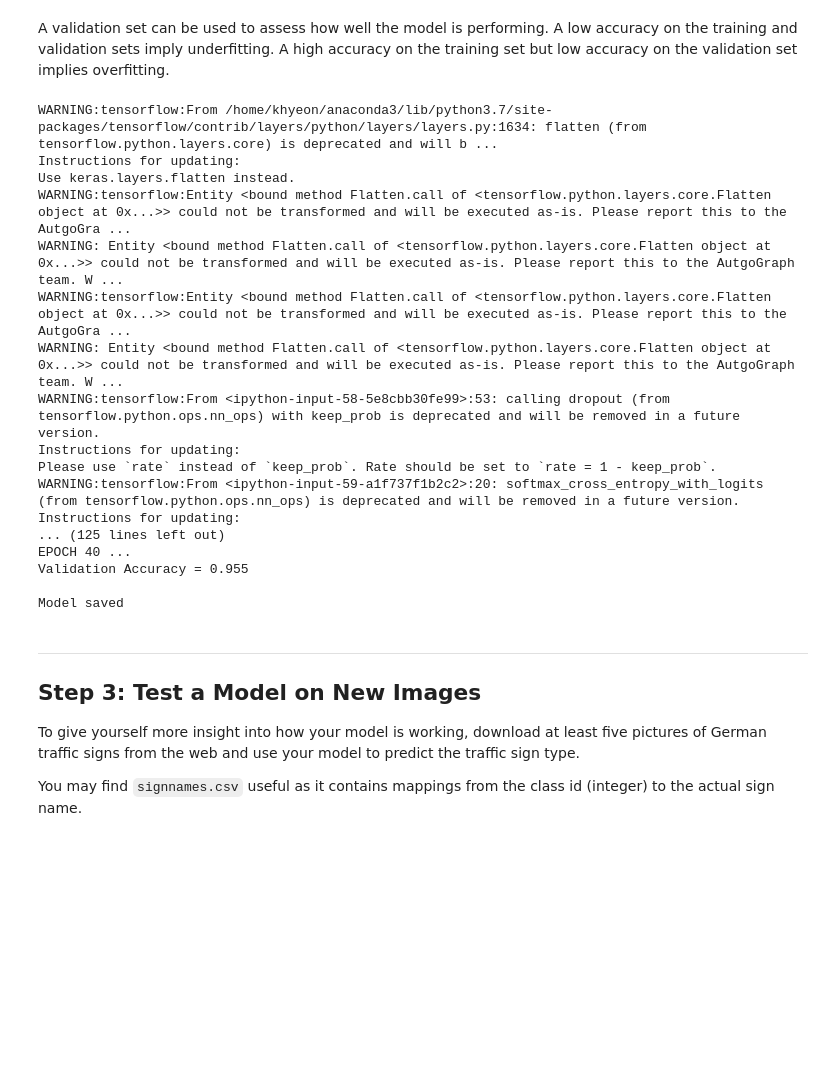
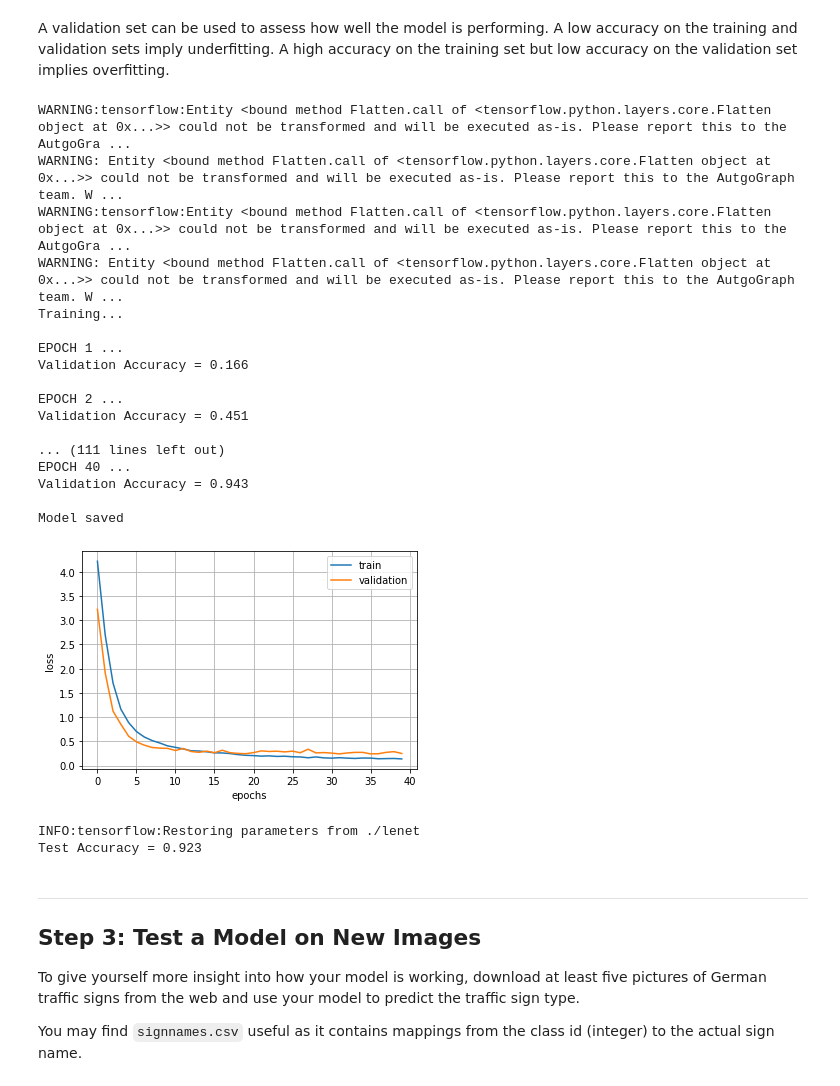
Before and after one commit to KyuhwanYeon/LeNet, a Jupyter notebook: Traffic_Sign_Classifier.ipynb, the cells around one changed output. Saved outputs shown, nothing was run; the diff lists cells and outputs as text; code cells hidden in the pictures; blank space fills up the shorter version.

Commit message:
Add plots and modify the writeup

```diff
--- a/Traffic_Sign_Classifier.ipynb
+++ b/Traffic_Sign_Classifier.ipynb
@@ -293,15 +293,21 @@ saver = tf.train.Saver()
 def evaluate(X_data, y_data):
     num_examples = len(X_data)
     total_accuracy = 0
+    total_loss = 0
     sess = tf.get_default_session()
     for offset in range(0, num_examples, BATCH_SIZE):
         batch_x, batch_y = X_data[offset:offset+BATCH_SIZE], y_data[offset:offset+BATCH_SIZE]
-        accuracy = sess.run(accuracy_operation, feed_dict={x: batch_x, y: batch_y, keep_prob: 1.0})
+        accuracy, loss = sess.run([accuracy_operation, loss_operation], feed_dict={x: batch_x, y: batch_y, keep_prob: 1.0})
         total_accuracy += (accuracy * len(batch_x))
-    return total_accuracy / num_examples
+        total_loss+= (loss*len(batch_x)) # getting the total loss to plot a graph later
+    return total_accuracy / num_examples, total_loss/num_examples
 
 saver = tf.train.Saver()
 
+train_loss_list = []
+train_accuracy_list = []
+validation_loss_list = []
+validation_accuracy_list = []
 # Train the Model
 with tf.Session() as sess:
     sess.run(tf.global_variables_initializer())
@@ -311,12 +317,20 @@ with tf.Session() as sess:
     print()
     for i in range(EPOCHS):
         X_train, y_train = shuffle(X_train, y_train)
+        total_accuracy_train = 0
+        total_loss_train = 0
         for offset in range(0, num_examples, BATCH_SIZE):
             end = offset + BATCH_SIZE
             batch_x, batch_y = X_train[offset:end], y_train[offset:end]
-            sess.run(training_operation, feed_dict={x: batch_x, y: batch_y,keep_prob: 0.2})
+            train_oper, train_accuracy,train_loss = sess.run([training_operation, accuracy_operation, loss_operation], feed_dict={x: batch_x, y: batch_y,keep_prob: 0.2})
+            total_accuracy_train+=(train_accuracy * len(batch_x))
+            total_loss_train += (train_loss*len(batch_x))
+        train_accuracy_list.append(total_accuracy_train/num_examples)
+        train_loss_list.append(total_loss_train/num_examples)
 
-        validation_accuracy = evaluate(X_valid, y_valid)
+        validation_accuracy,validation_loss = evaluate(X_valid, y_valid)
+        validation_accuracy_list.append(validation_accuracy)
+        validation_loss_list.append(validation_loss)
         print("EPOCH {} ...".format(i+1))
         print("Validation Accuracy = {:.3f}".format(validation_accuracy))
         print()
@@ -324,23 +338,44 @@ with tf.Session() as sess:
     saver.save(sess, './lenet')
     print("Model saved")
 # %% [output]
-WARNING:tensorflow:From /home/khyeon/anaconda3/lib/python3.7/site-packages/tensorflow/contrib/layers/python/layers/layers.py:1634: flatten (from tensorflow.python.layers.core) is deprecated and will b ...
-Instructions for updating:
-Use keras.layers.flatten instead.
 WARNING:tensorflow:Entity <bound method Flatten.call of <tensorflow.python.layers.core.Flatten object at 0x...>> could not be transformed and will be executed as-is. Please report this to the AutgoGra ...
 WARNING: Entity <bound method Flatten.call of <tensorflow.python.layers.core.Flatten object at 0x...>> could not be transformed and will be executed as-is. Please report this to the AutgoGraph team. W ...
 WARNING:tensorflow:Entity <bound method Flatten.call of <tensorflow.python.layers.core.Flatten object at 0x...>> could not be transformed and will be executed as-is. Please report this to the AutgoGra ...
 WARNING: Entity <bound method Flatten.call of <tensorflow.python.layers.core.Flatten object at 0x...>> could not be transformed and will be executed as-is. Please report this to the AutgoGraph team. W ...
-WARNING:tensorflow:From <ipython-input-58-5e8cbb30fe99>:53: calling dropout (from tensorflow.python.ops.nn_ops) with keep_prob is deprecated and will be removed in a future version.
-Instructions for updating:
-Please use `rate` instead of `keep_prob`. Rate should be set to `rate = 1 - keep_prob`.
-WARNING:tensorflow:From <ipython-input-59-a1f737f1b2c2>:20: softmax_cross_entropy_with_logits (from tensorflow.python.ops.nn_ops) is deprecated and will be removed in a future version.
-Instructions for updating:
-... (125 lines left out)
+Training...
+
+EPOCH 1 ...
+Validation Accuracy = 0.166
+
+EPOCH 2 ...
+Validation Accuracy = 0.451
+
+... (111 lines left out)
 EPOCH 40 ...
-Validation Accuracy = 0.955
+Validation Accuracy = 0.943
 
 Model saved
+# %%
+plt.plot(range(0,EPOCHS),train_loss_list, label = 'train')
+plt.plot(range(0,EPOCHS),validation_loss_list, label = 'validation')
+plt.ylabel('loss')
+plt.xlabel('epochs')
+plt.grid(True)
+plt.legend()
+plt.show()
+# %% [output]
+[figure, added]
+# %%
+X_test = preprocess(X_test)
+test_accuracy_list = []
+with tf.Session() as sess:
+    saver.restore(sess, tf.train.latest_checkpoint('.'))
+    test_accuracy = evaluate(X_test, y_test)
+    test_accuracy_list.append(test_accuracy)
+    print("Test Accuracy = {:.3f}".format(test_accuracy[0]))
+# %% [output]
+INFO:tensorflow:Restoring parameters from ./lenet
+Test Accuracy = 0.923
 # %% [markdown]
 ---
 
```
Also changed, not shown: parts of 4 cells of this notebook, 7 other files.
